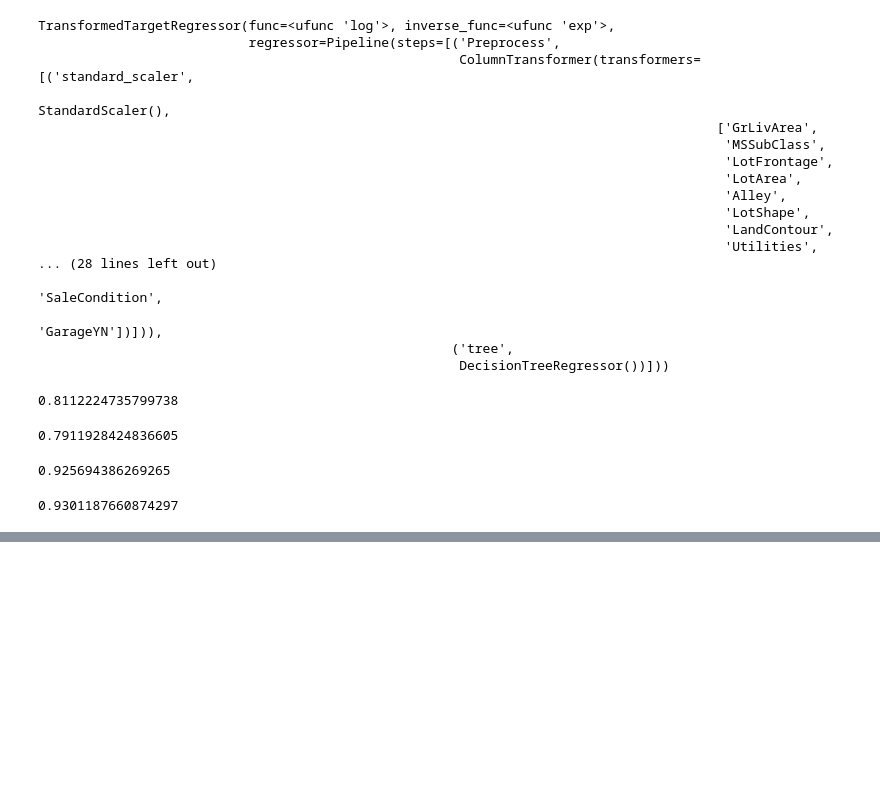
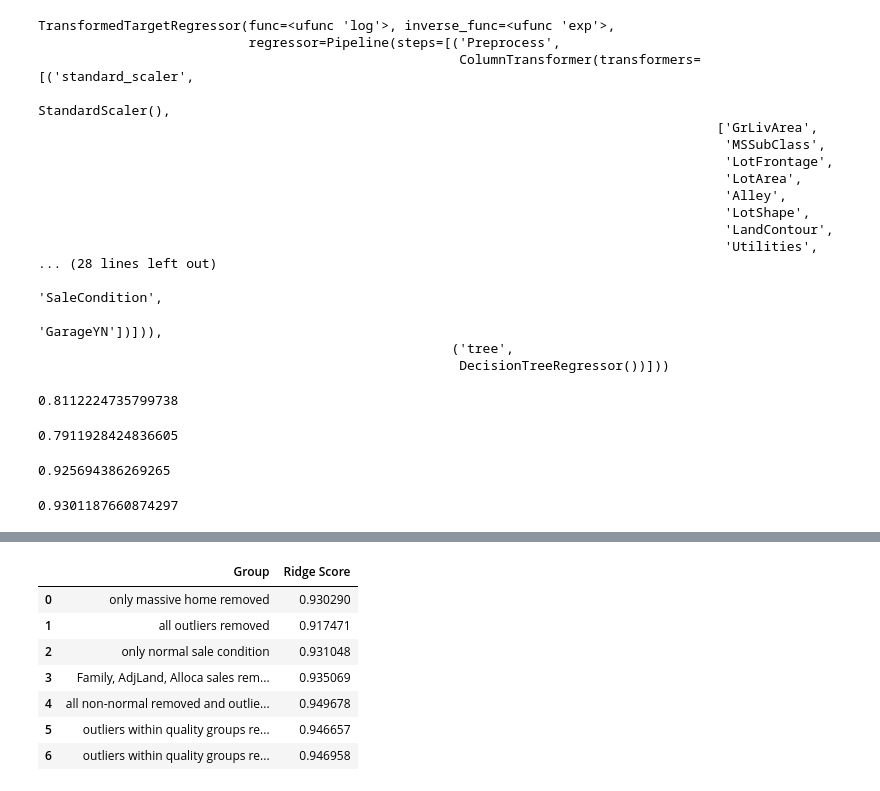
Before and after one commit to Na-ta-lie/Ames-Price-Prediction, a Jupyter notebook: regression_test.ipynb, the cells around one changed output, grey strips where cells are left out. Cells and saved outputs as stored; diff of their text form; code cells hidden in the pictures; blank space fills up the shorter version.

```diff
--- a/regression_test.ipynb
+++ b/regression_test.ipynb
@@ -416,0 +622,5 @@ gbr_reg.score(X_test, y_test)
+# %%
+scores = {}
+scores['Group'] = Data
+scores['Ridge Score'] = Ridge
+scores
@@ -416,0 +642,11 @@ gbr_reg.score(X_test, y_test)
+# %%
+pd.DataFrame.from_dict(scores)
+# %% [output]
+|  | Group | Ridge Score |
+| 0 | only massive home removed | 0.930290 |
+| 1 | all outliers removed | 0.917471 |
+| 2 | only normal sale condition | 0.931048 |
+| 3 | Family, AdjLand, Alloca sales rem... | 0.935069 |
+| 4 | all non-normal removed and outlie... | 0.949678 |
+| 5 | outliers within quality groups re... | 0.946657 |
+| 6 | outliers within quality groups re... | 0.946958 |
```
Also changed, not shown: parts of 8 cells of this notebook, 9 other files.
